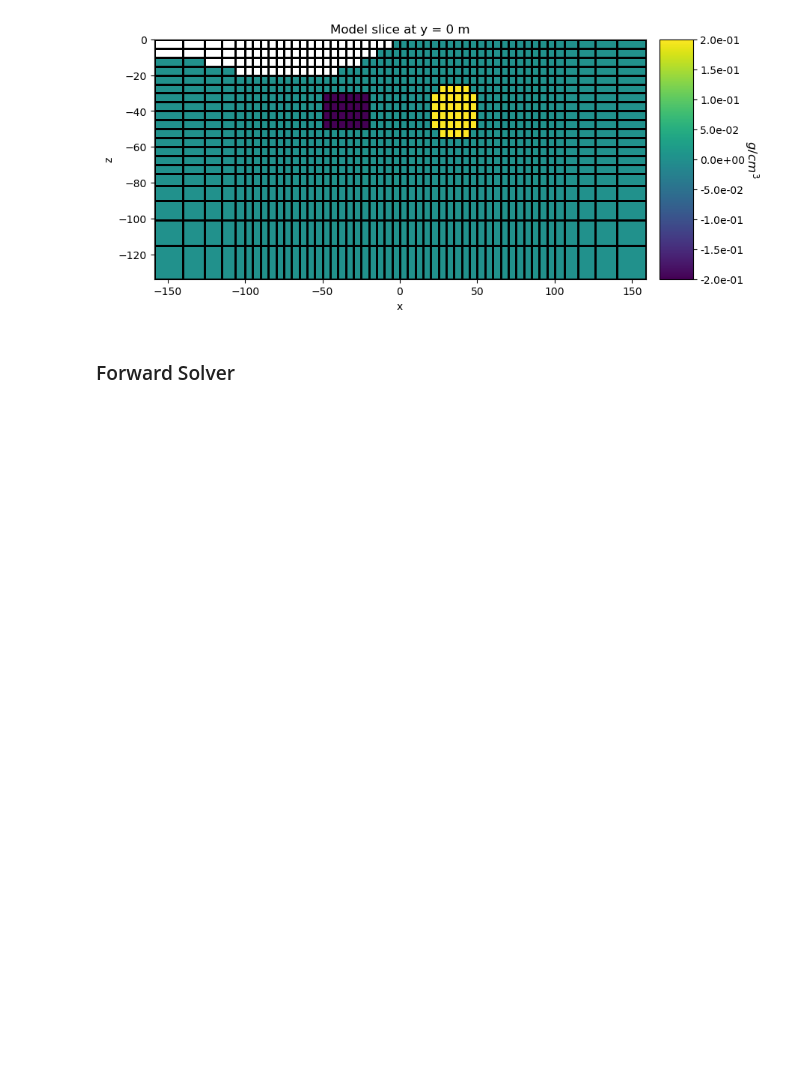
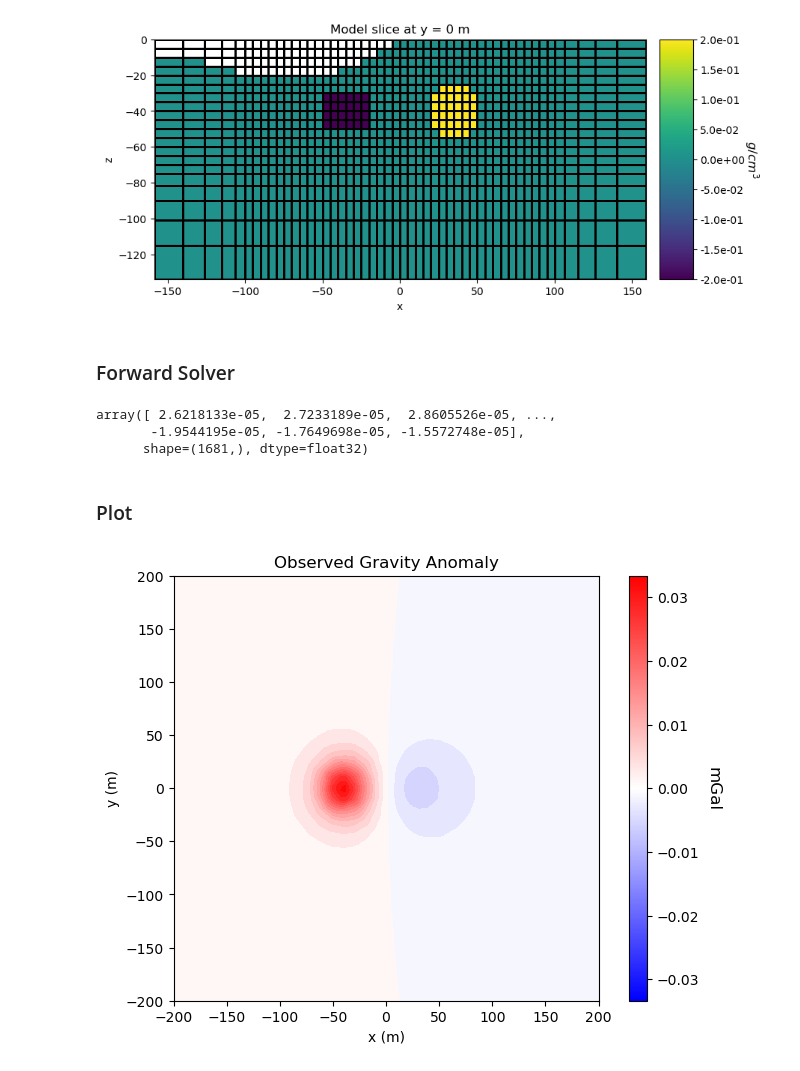
Before and after one commit to Exascale-Systems/geai, a Jupyter notebook: archive/forward.ipynb, the cells around one changed output. Drawn from its saved outputs; the diff is of its cells as text; code cells hidden in the pictures; blank space fills up the shorter version.

```diff
--- a/forward.ipynb
+++ b/archive/forward.ipynb
@@ -190,3 +191,52 @@ plt.show()
 [figure]
 # %% [markdown]
 ### Forward Solver
+# %%
+# Define survey
+rx_locs = topo
+rx = gravity.receivers.Point(rx_locs, components="gz")   # vertical component
+src_field = gravity.sources.SourceField(receiver_list=[rx])
+survey = gravity.survey.Survey(src_field)
+
+# Forward simulation
+simulation = gravity.simulation.Simulation3DIntegral(
+    survey=survey,
+    mesh=mesh,
+    rhoMap=model_map,        # maps inversion model -> density values
+    ind_active=ind_active,
+)
+
+dpred = simulation.dpred(true_model)   # predicted gz data (mGal)
+
+dpred
+# %% [output]
+array([ 2.6218133e-05,  2.7233189e-05,  2.8605526e-05, ...,
+       -1.9544195e-05, -1.7649698e-05, -1.5572748e-05],
+      shape=(1681,), dtype=float32)
+# %% [markdown]
+### Plot
+# %%
+fig = plt.figure(figsize=(6, 5))
+
+ax = fig.add_axes([0.1, 0.1, 0.75, 0.85])
+cplot = plot2Ddata(
+    topo,
+    dpred,                            # only observed data
+    ax=ax,
+    ncontour=30,
+    clim=(-np.max(np.abs(dpred)), np.max(np.abs(dpred))),
+    contourOpts={"cmap": "bwr"},
+)
+ax.set_title("Observed Gravity Anomaly")
+ax.set_xlabel("x (m)")
+ax.set_ylabel("y (m)")
+
+# Colorbar
+cax = fig.add_axes([0.88, 0.1, 0.03, 0.85])
+norm = mpl.colors.Normalize(vmin=-np.max(np.abs(dpred)), vmax=np.max(np.abs(dpred)))
+cbar = mpl.colorbar.ColorbarBase(cax, norm=norm, orientation="vertical", cmap=mpl.cm.bwr)
+cbar.set_label("mGal", rotation=270, labelpad=15, size=12)
+
+plt.show()
+# %% [output]
+[figure, added]
```
Also changed, not shown: parts of 5 cells of this notebook, 4 other files.
